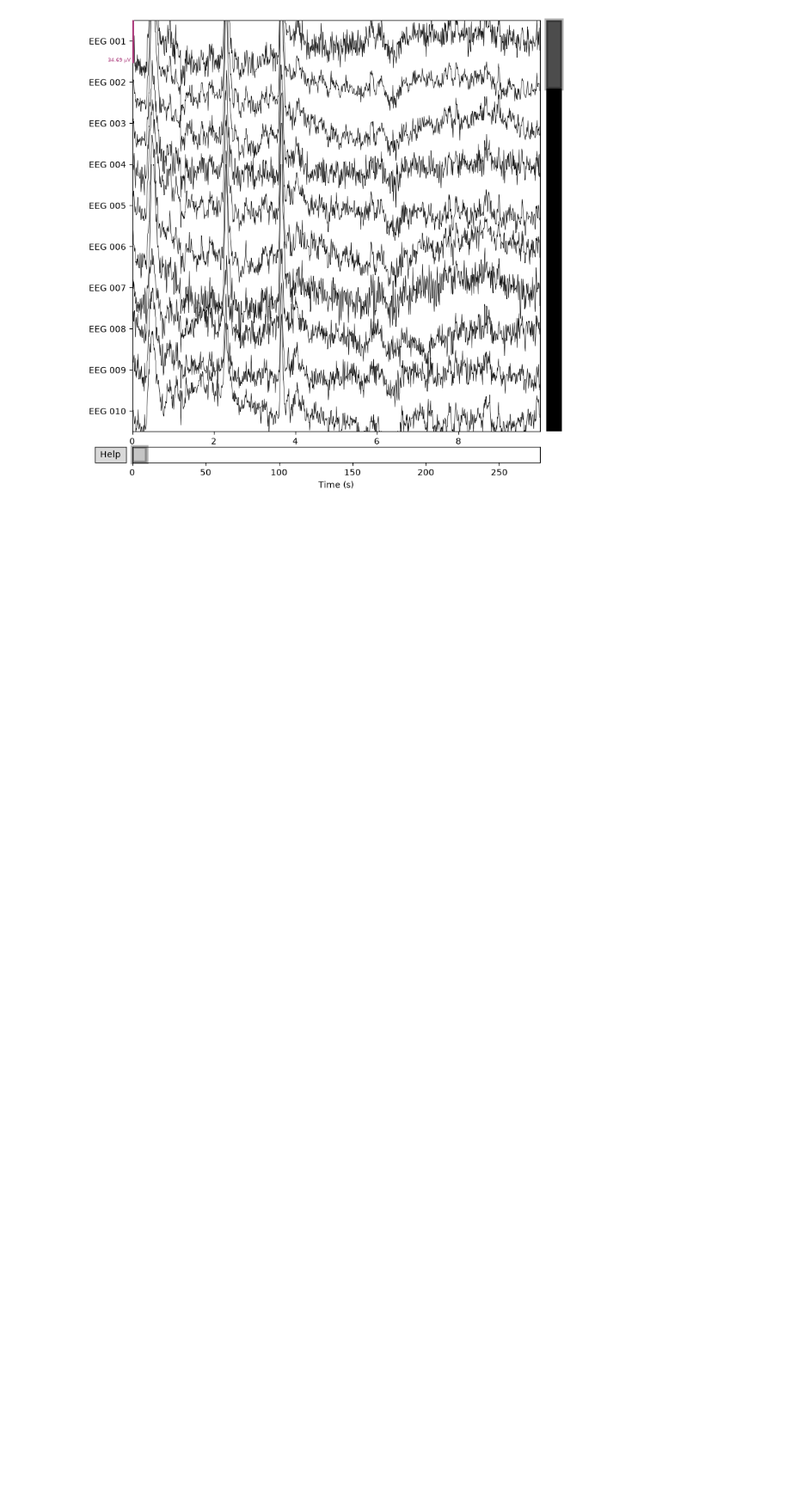
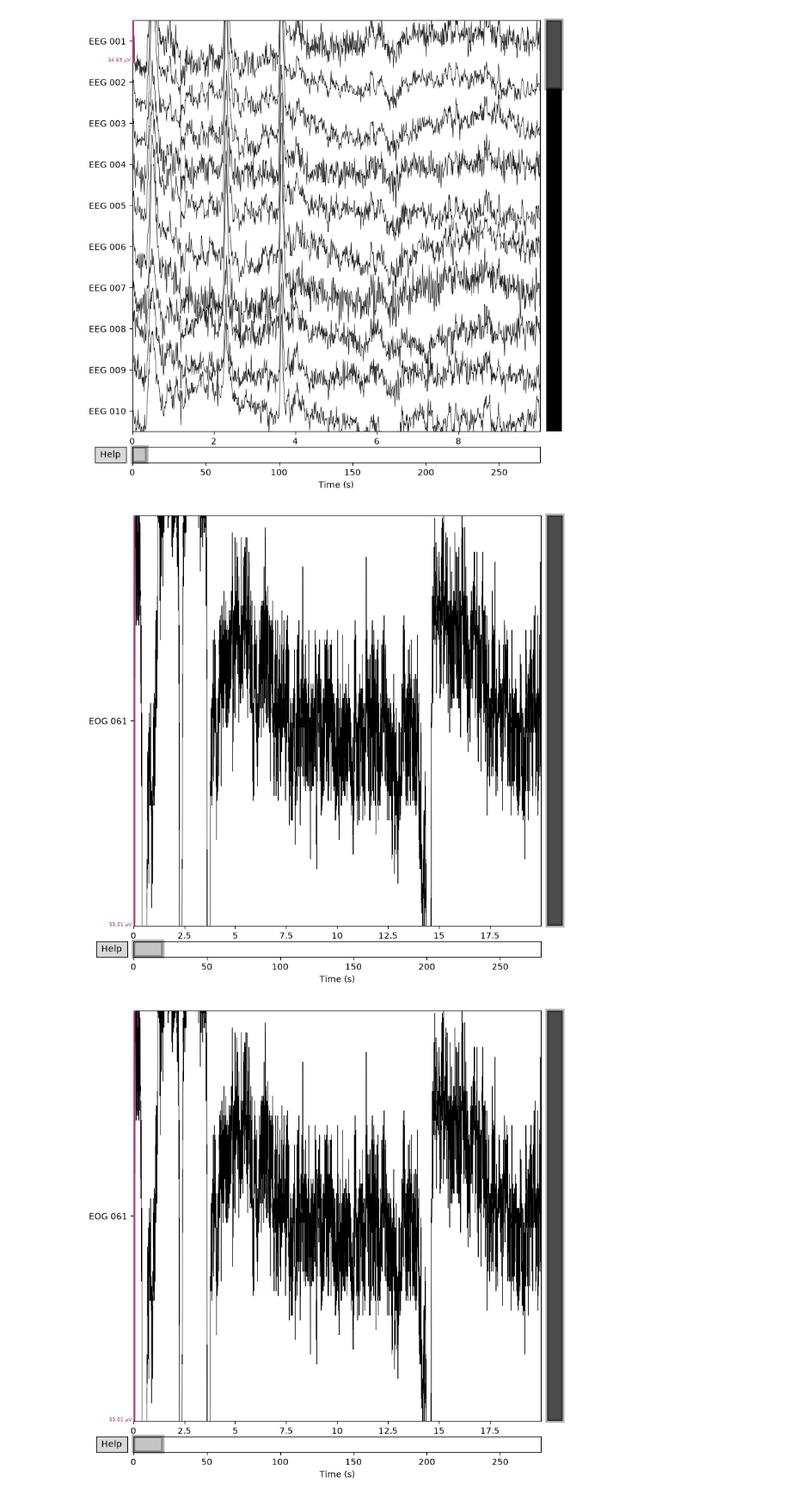
Before and after one commit to KhorchaniMarwa/eeg-cognitive-control-erp-analysis, a Jupyter notebook: notebooks/02_preprocessing.ipynb, the cells around one changed output. Shown at 86% size. Drawn from its saved outputs; the diff is of its cells as text; code cells hidden in the pictures; blank space fills up the shorter version.

```diff
--- a/notebooks/02_preprocessing.ipynb
+++ b/notebooks/02_preprocessing.ipynb
@@ -153,3 +153,12 @@ raw_preprocessed.plot(
 # %% [output]
 [figure]
 [figure]
+# %%
+raw_preprocessed.plot(
+    picks=["EOG 061"],
+    duration=20,
+    scalings="auto"
+)
+# %% [output]
+[figure, added]
+[figure, added]
```
Also changed, not shown: parts of 7 cells of this notebook.
